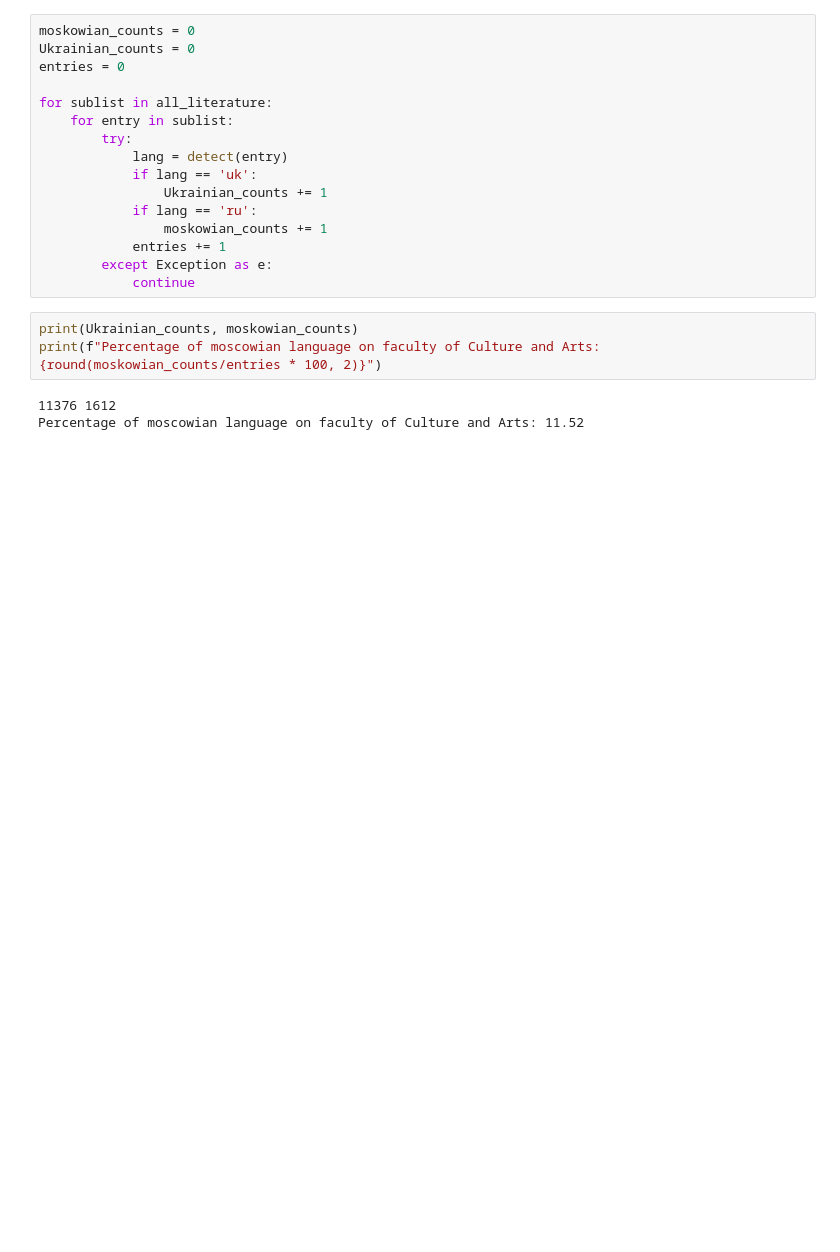
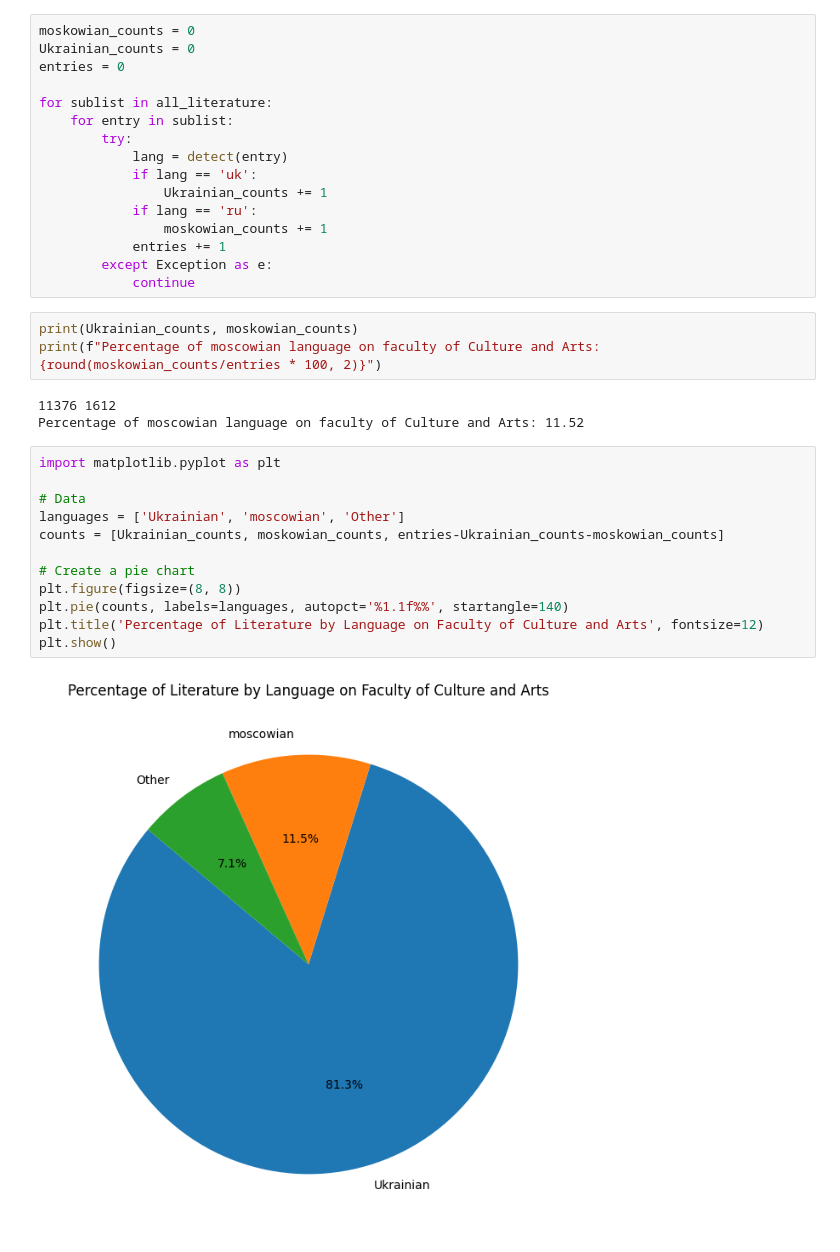
Before and after one commit to anshelino0606/ukrainizator, a Jupyter notebook: new.ipynb, the cells around one changed output. Saved outputs shown, nothing was run; the diff lists cells and outputs as text; blank space fills up the shorter version.

Commit message:
visualized the script with a diagram

```diff
--- a/new.ipynb
+++ b/new.ipynb
@@ -139,3 +139,17 @@ print(f"Percentage of moscowian language on faculty of Culture and Arts: {round(
 # %% [output]
 11376 1612
 Percentage of moscowian language on faculty of Culture and Arts: 11.52
+# %%
+import matplotlib.pyplot as plt
+
+# Data
+languages = ['Ukrainian', 'moscowian', 'Other']
+counts = [Ukrainian_counts, moskowian_counts, entries-Ukrainian_counts-moskowian_counts]
+
+# Create a pie chart
+plt.figure(figsize=(8, 8))
+plt.pie(counts, labels=languages, autopct='%1.1f%%', startangle=140)
+plt.title('Percentage of Literature by Language on Faculty of Culture and Arts', fontsize=12)
+plt.show()
+# %% [output]
+[figure, added]
```
